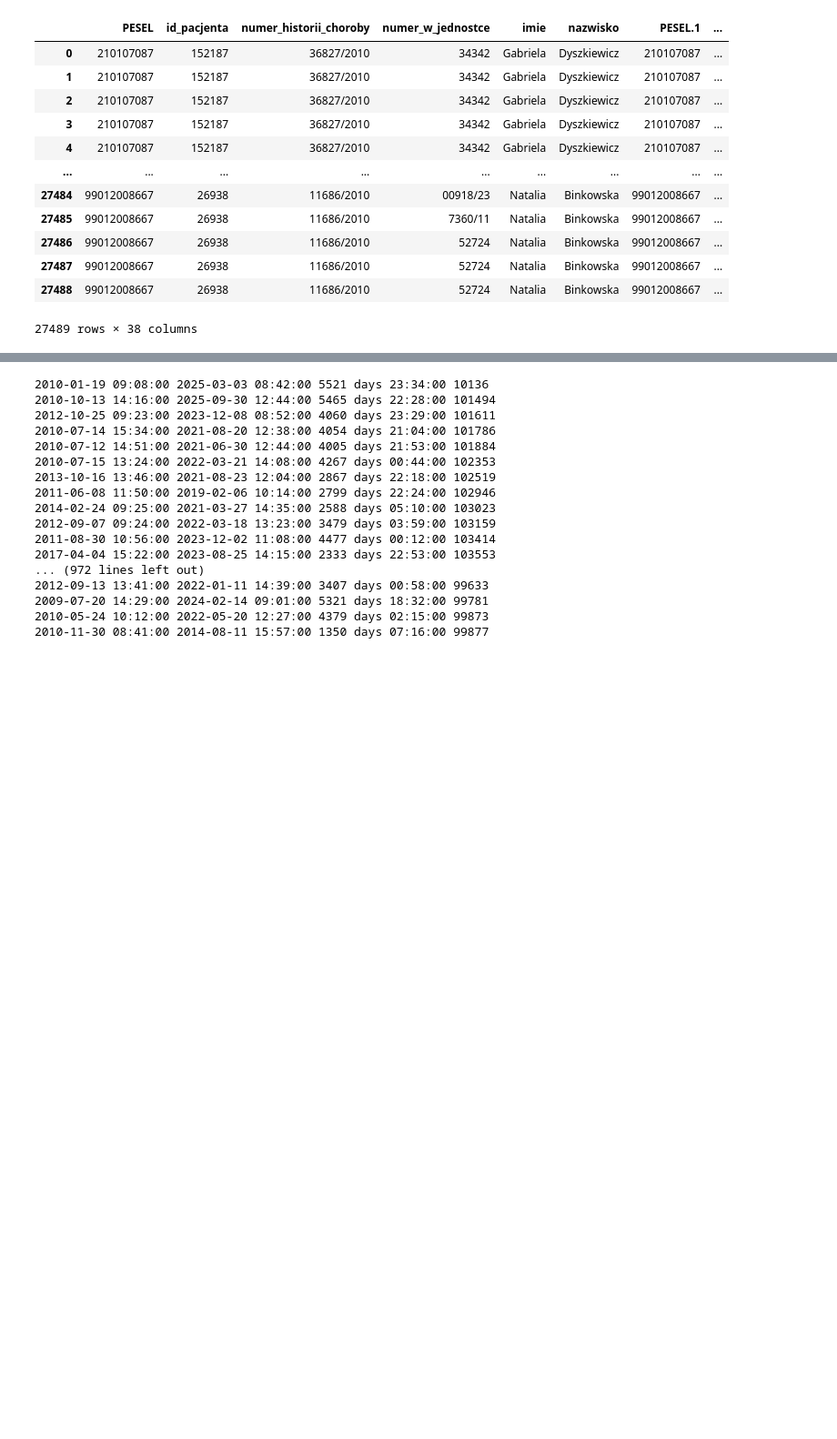
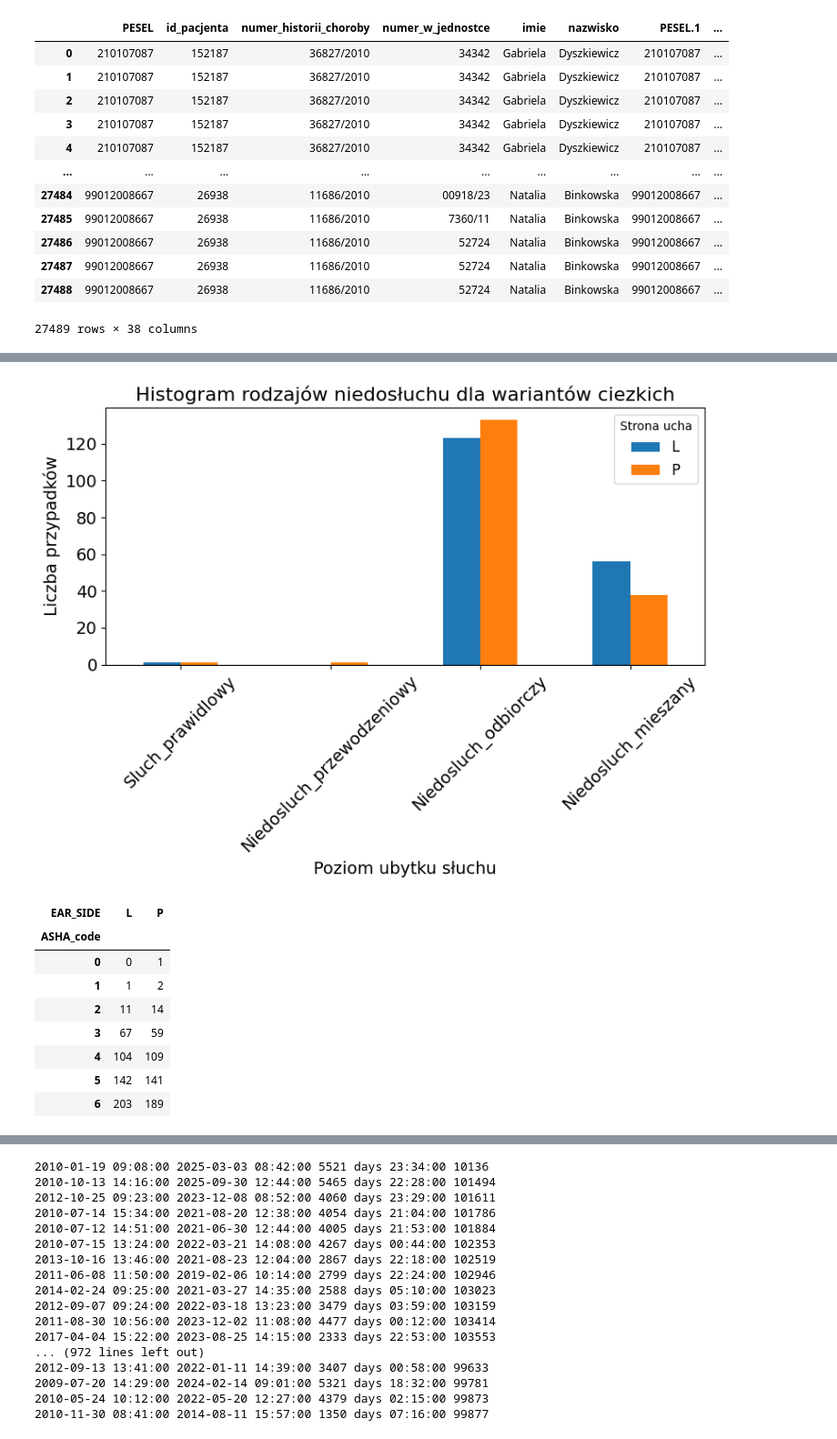
Before and after one commit to maria0026/GeneHearing, a Jupyter notebook: notebooks/data_info.ipynb, the cells around one changed output, grey strips where cells are left out. Shown at 91% size. Cells and saved outputs as stored; diff of their text form; code cells hidden in the pictures; blank space fills up the shorter version.

```diff
--- a/notebooks/data_info.ipynb
+++ b/notebooks/data_info.ipynb
@@ -232,0 +319,15 @@ def plot_hearing_type_allel(df, allel1, allel2):
+# %%
+plot_hearing_type(df_allel, None, None, hearing_type_map=hearing_type_map, warianty='ciezkich')
+plot_hearing_degree(df_allel, None, None, map=BIAP_label_map, scale='BIAP', warianty='ciezkich')
+plot_hearing_degree(df_allel, None, None, map=ASHA_label_map, scale='ASHA', warianty='ciezkich')
+# %% [output]
+[figure, added]
+| EAR_SIDE | L | P |
+| ASHA_code |  |  |
+| 0 | 0 | 1 |
+| 1 | 1 | 2 |
+| 2 | 11 | 14 |
+| 3 | 67 | 59 |
+| 4 | 104 | 109 |
+| 5 | 142 | 141 |
+| 6 | 203 | 189 |
```
Also changed, not shown: parts of 13 cells of this notebook.
